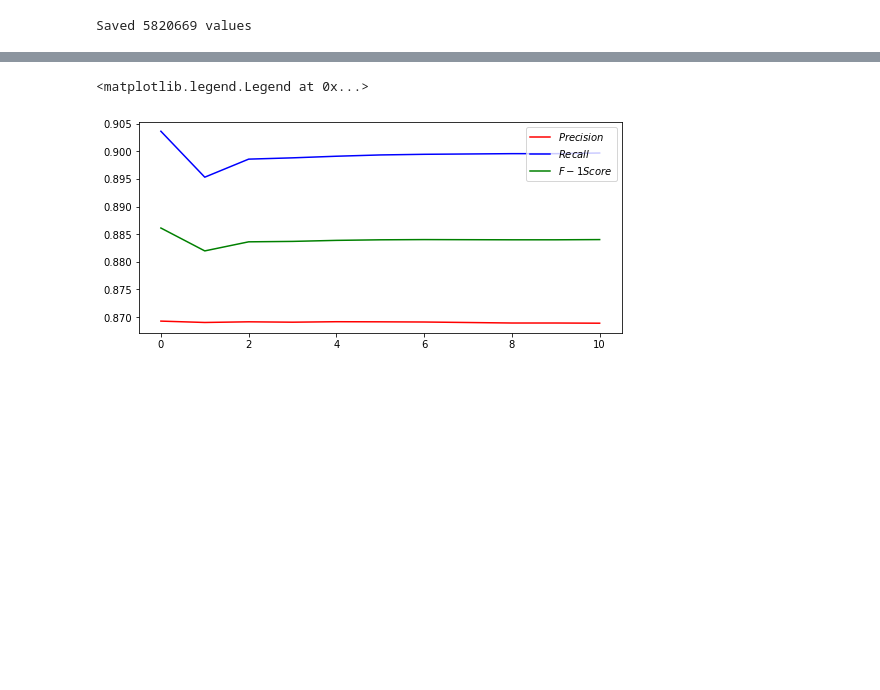
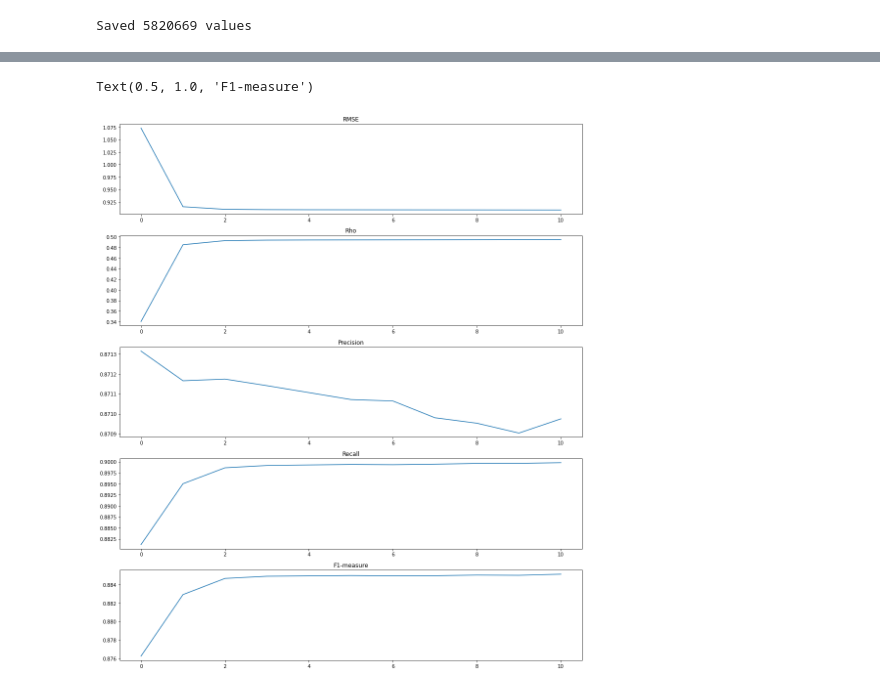
Before and after one commit to sofiamartellozzo/movieRecommendation, a Jupyter notebook: NA_project_std.ipynb, the cells around one changed output, grey strips where cells are left out. Cells and saved outputs as stored; diff of their text form; code cells hidden in the pictures; blank space fills up the shorter version.

```diff
--- a/NA_project_std.ipynb
+++ b/NA_project_std.ipynb
@@ -703,7 +756,7 @@ def errors():
 # %%
-# SVT before with the empty matrix , now check the rank, maybe it's low
+# Max number of iterations
 n_max_iter = 100
-
+# Minimum
 increment_tol = 1e-1
 
 # Threshold parameters
@@ -716,30 +769,30 @@ precision_list = list()
 recall_list = list()
 f1_score_list = list()
 
-# Calculating initial errors / parameters -> using just the predicted value
-RMSE , rho = analyze_starting_errors()
-precision , recall = precision_and_recall_initial_state()
+# Calculating errors / parameters
+RMSE , rho = errors()
+precision , recall = precision_and_recall()
 f1_score = F1_measure(precision , recall)
 
+# Add the calculated values in the lists
 RMSE_list.append(RMSE)
 rho_list.append(rho)
 precision_list.append(precision)
 recall_list.append(recall)
 f1_score_list.append(f1_score)
 
-
-X_hat = possible_ratings_matrix
-
 for k in tqdm(range(n_max_iter)):
+    # Copy the current matrix X_hat
     X_old = X_hat.copy()
 
-    # Calculating the SVD of the current matrix
+    # Performing the SVD of the current matrix
     U,s,VT = np.linalg.svd(X_hat, full_matrices=False)
 
     # Update the threshold
     threshold = b * np.exp(-k * a)
     #threshold = 50
 
+    # Update the singular values
     s[s > 0] = s[s > 0] - threshold
     s[s < 0] = 0
 
@@ -749,12 +802,13 @@ for k in tqdm(range(n_max_iter)):
     # Maintain the default values
     X_hat[rows_train_updated,cols_train_updated] = vals_train_updated
 
-    # Some negative values could appear -> set to 0
+    # Some negative values could appear -> set them to 0
     X_hat[X_hat < 0] = 0
 
     # Calculate the increment -> how much the new matrix is different from the previuos one
     increment = np.linalg.norm(X_hat - X_old)
 
+    # Every 10 iterations calculate the values
     if k % 10 == 9:
         # Calculate the errors
         RMSE , rho = errors()
@@ -870,13 +951,24 @@ F1_measure(precision , recall)
 # %%
 # Show the variations
 plt.rcParams["figure.figsize"] = [7.50, 3.50]
 plt.rcParams["figure.autolayout"] = True
 
-#plt.plot(RMSE_list , color = 'black', label = '$RMSE$')
-plt.plot(precision_list , color = 'red', label = '$Precision$')
-plt.plot(recall_list , color = 'blue', label = '$Recall$')
-plt.plot(f1_score_list , color = 'green', label = '$F-1 Score$')
-plt.legend()
+fig , axis = plt.subplots(5 , 1 , figsize = (14 , 16))
+
+axis[0].plot(RMSE_list)
+axis[0].set_title("RMSE")
+
+axis[1].plot(rho_list)
+axis[1].set_title("Rho")
+
+axis[2].plot(precision_list)
+axis[2].set_title("Precision")
+
+axis[3].plot(recall_list)
+axis[3].set_title("Recall")
+
+axis[4].plot(f1_score_list)
+axis[4].set_title("F1-measure")
 # %% [output]
-<matplotlib.legend.Legend at 0x...>
+Text(0.5, 1.0, 'F1-measure')
-[figure, old version]
+[figure, new version]
```
Also changed, not shown: parts of 30 cells of this notebook, 1 other file.
